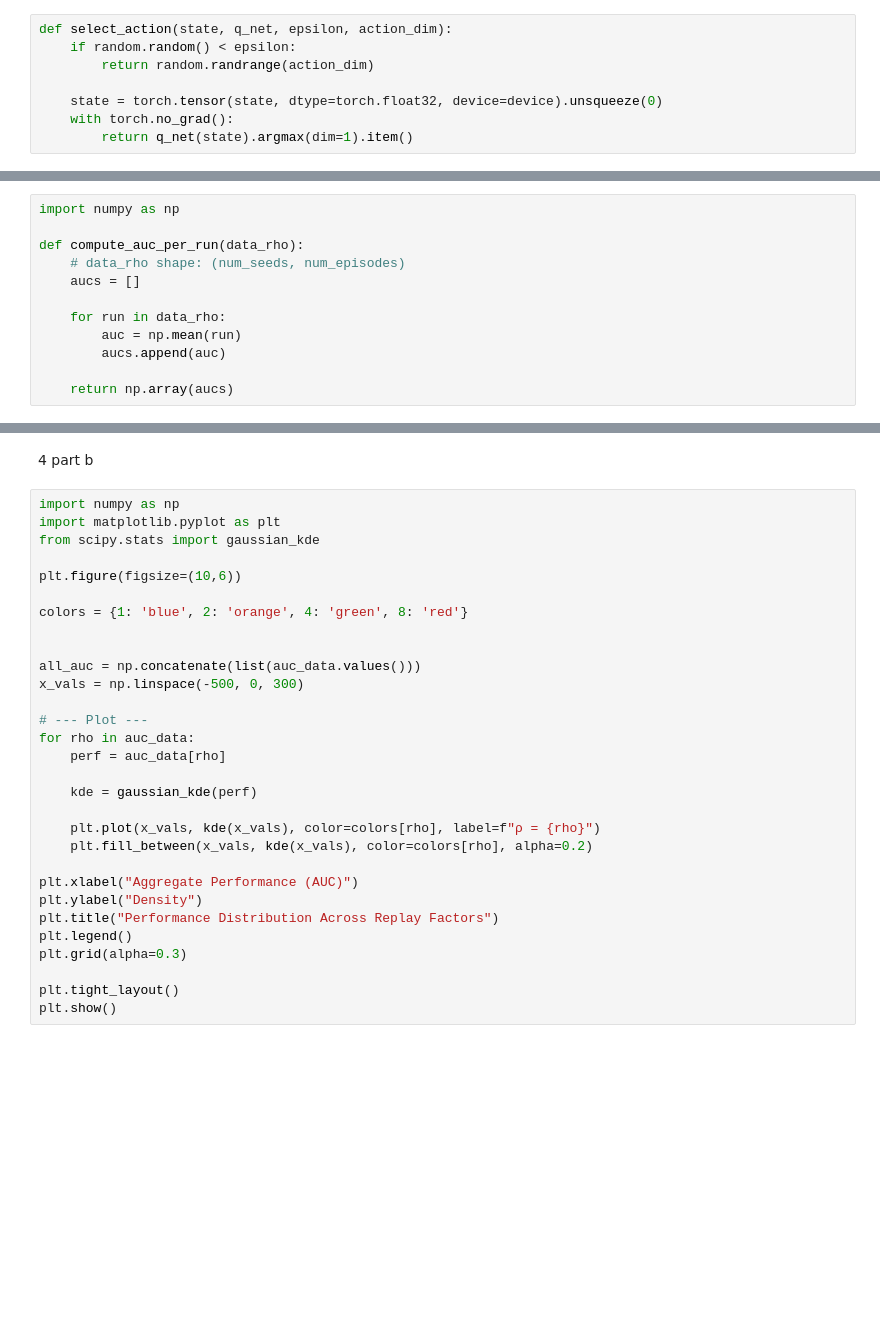
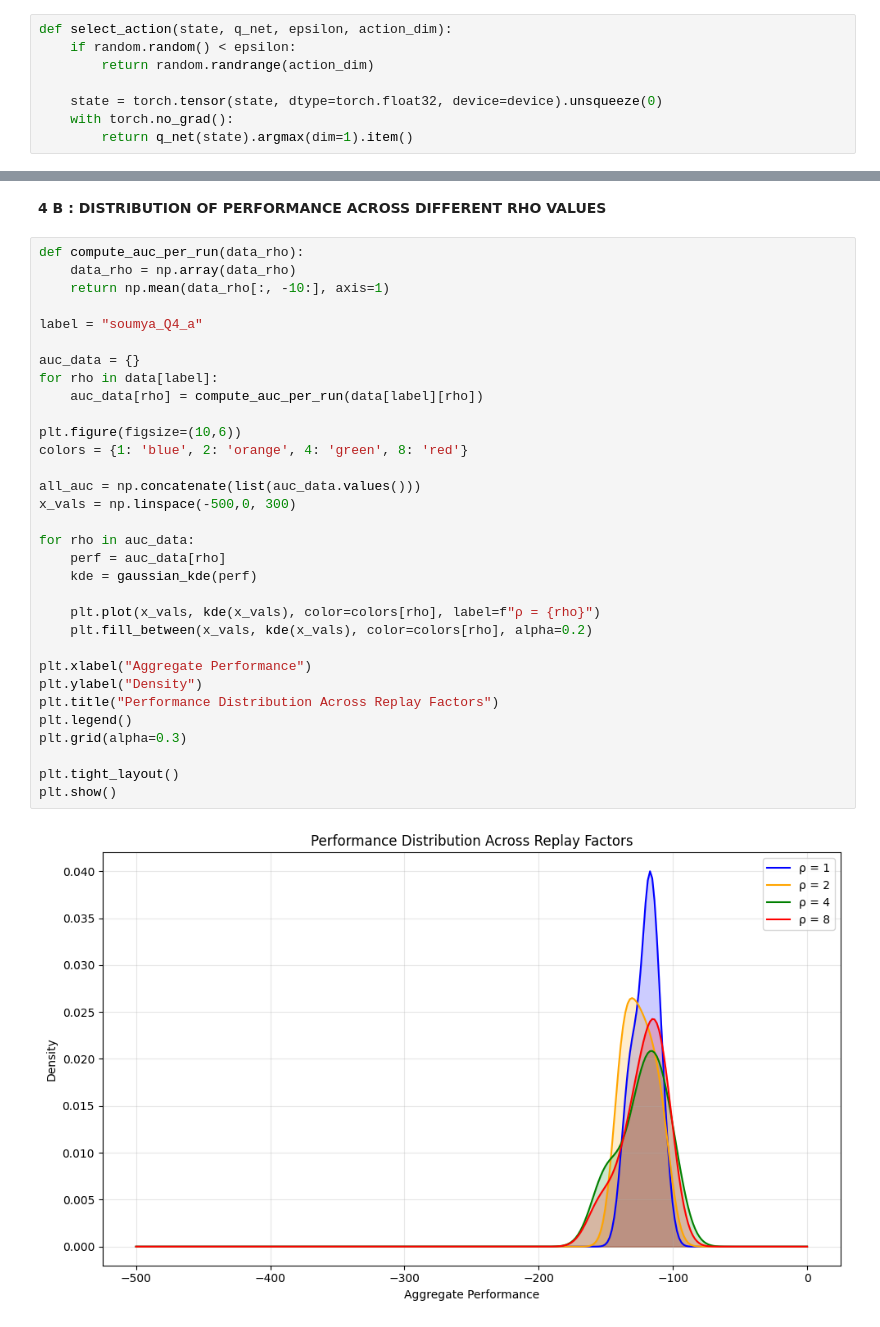
Before and after one commit to Maddy-1111/Reinforcement-Learning, a Jupyter notebook: Assignment 2/PA2_Q1.ipynb, the cells around one changed output, grey strips where cells are left out. Cells and saved outputs as stored; diff of their text form; blank space fills up the shorter version.

```diff
--- a/Assignment 2/PA2_Q1.ipynb
+++ b/Assignment 2/PA2_Q1.ipynb
@@ -244,13 +283 @@ plt.show()
-# %%
-import numpy as np
-
-def compute_auc_per_run(data_rho):
-    # data_rho shape: (num_seeds, num_episodes)
-    aucs = []
-
-    for run in data_rho:
-        auc = np.mean(run)
-        aucs.append(auc)
-
-    return np.array(aucs)
 # %%
@@ -295,33 +326,37 @@ plt.show()
 # %% [markdown]
-4 part b
+**4 B : DISTRIBUTION OF PERFORMANCE ACROSS DIFFERENT RHO VALUES**
 # %%
-import numpy as np
-import matplotlib.pyplot as plt
-from scipy.stats import gaussian_kde
+def compute_auc_per_run(data_rho):
+    data_rho = np.array(data_rho)
+    return np.mean(data_rho[:, -10:], axis=1)
+
+label = "soumya_Q4_a"
+
+auc_data = {}
+for rho in data[label]:
+    auc_data[rho] = compute_auc_per_run(data[label][rho])
 
 plt.figure(figsize=(10,6))
-
 colors = {1: 'blue', 2: 'orange', 4: 'green', 8: 'red'}
 
+all_auc = np.concatenate(list(auc_data.values()))
+x_vals = np.linspace(-500,0, 300)
 
-all_auc = np.concatenate(list(auc_data.values()))
-x_vals = np.linspace(-500, 0, 300)
-
-# --- Plot ---
 for rho in auc_data:
     perf = auc_data[rho]
-
     kde = gaussian_kde(perf)
 
     plt.plot(x_vals, kde(x_vals), color=colors[rho], label=f"ρ = {rho}")
     plt.fill_between(x_vals, kde(x_vals), color=colors[rho], alpha=0.2)
 
-plt.xlabel("Aggregate Performance (AUC)")
+plt.xlabel("Aggregate Performance")
 plt.ylabel("Density")
 plt.title("Performance Distribution Across Replay Factors")
 plt.legend()
 plt.grid(alpha=0.3)
 
 plt.tight_layout()
 plt.show()
+# %% [output]
+[figure, added]
 # %% [markdown]
```
Also changed, not shown: parts of 19 cells of this notebook.
